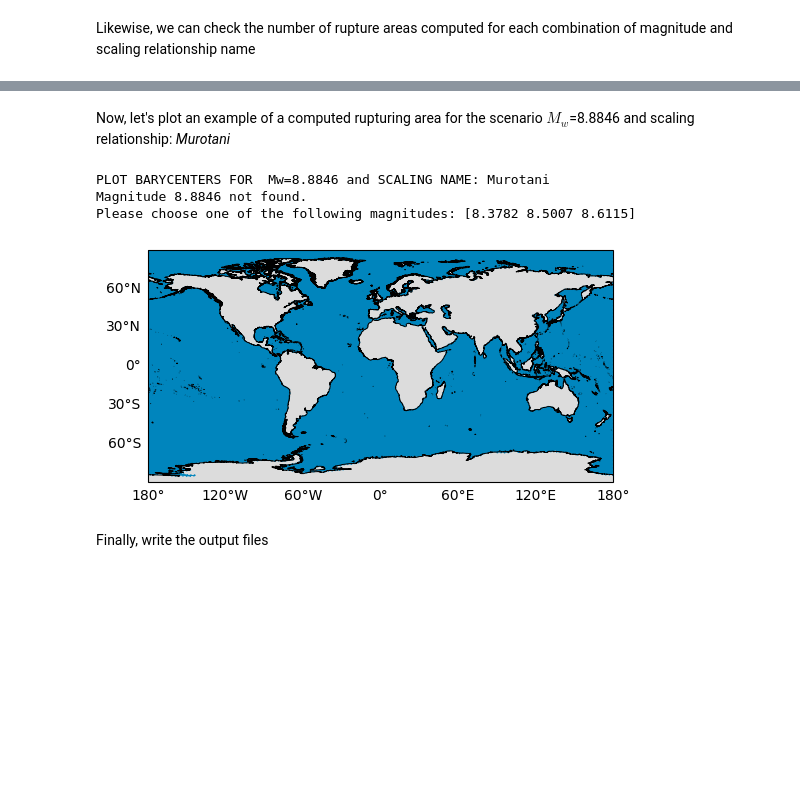
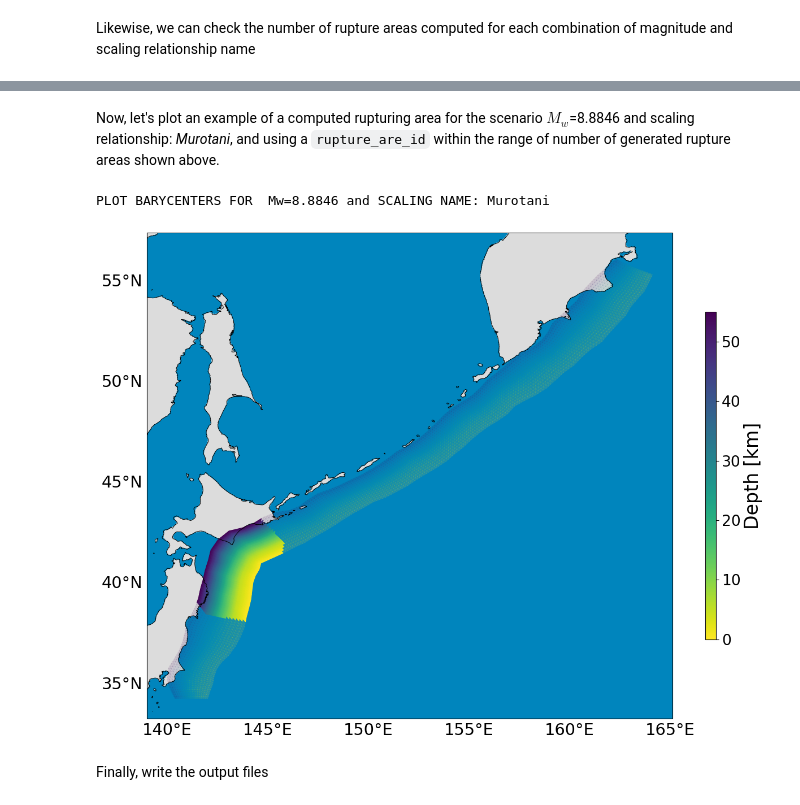
Before and after one commit to antonioscalaunina/pyANTI-FASc, a Jupyter notebook: bin/antifasc_main.ipynb, the cells around one changed output, grey strips where cells are left out. Cells and saved outputs as stored; diff of their text form; code cells hidden in the pictures; blank space fills up the shorter version.

```diff
--- a/bin/antifasc_main.ipynb
+++ b/bin/antifasc_main.ipynb
@@ -157,33 +146,25 @@ Mw=8.6115, Name scaling: Strasser, N=49
 # %% [markdown]
-Now, let's plot an example of a computed rupturing area for the scenario $M_w$=8.8846 and scaling relationship: *Murotani*
+Now, let's plot an example of a computed rupturing area for the scenario $M_w$=8.8846 and scaling relationship: *Murotani*, and using a `rupture_are_id` within the range of number of generated rupture areas shown above.
 # %%
 #plot barycenters for the specified combination of Mw and scaling name
 Mw=8.8846
 scaling='Murotani'
-Rupture_area_id=5
+Rupture_area_id=3
 
 print(f'PLOT BARYCENTERS FOR  Mw={Mw} and SCALING NAME: {scaling}')
 
-fig,ax = plt.subplots(1,1,figsize=(6, 6),subplot_kw={'projection': ccrs.PlateCarree()})
+fig = plt.figure(figsize=(15, 15))
+subplots=111
+#generate default basemap
+fig,ax=Slab_obj.plot_basemap(fig,subplots)
 
-# Create a GeoAxes in the tile's projection
 
-# Add coastlines and features
-ax.coastlines(resolution='10m',linewidth=0.7)
-ax.add_feature(cfeature.LAND, linestyle=':',color='gainsboro')
-ax.add_feature(cfeature.OCEAN, linestyle=':',color='#0085BD')
-
-# Add gridlines
-gl = ax.gridlines(draw_labels=True, alpha=0)
-gl.top_labels = False
-gl.right_labels = False
-
-Slab_obj.plot_rupture_area(Mw,scaling,Rupture_area_id,ax,True)
+#plot rupturing area
+Slab_obj.plot_rupture_area(Mw,scaling,Rupture_area_id,ax,fig,True)
+#Slab_obj.plot_boundary(ax)
 # %% [output]
 PLOT BARYCENTERS FOR  Mw=8.8846 and SCALING NAME: Murotani
-Magnitude 8.8846 not found.
-Please choose one of the following magnitudes: [8.3782 8.5007 8.6115]
-[figure, old version]
+[figure, new version]
 # %% [markdown]
 Finally, write the output files
 # %%
```
Also changed, not shown: parts of 16 cells of this notebook.
